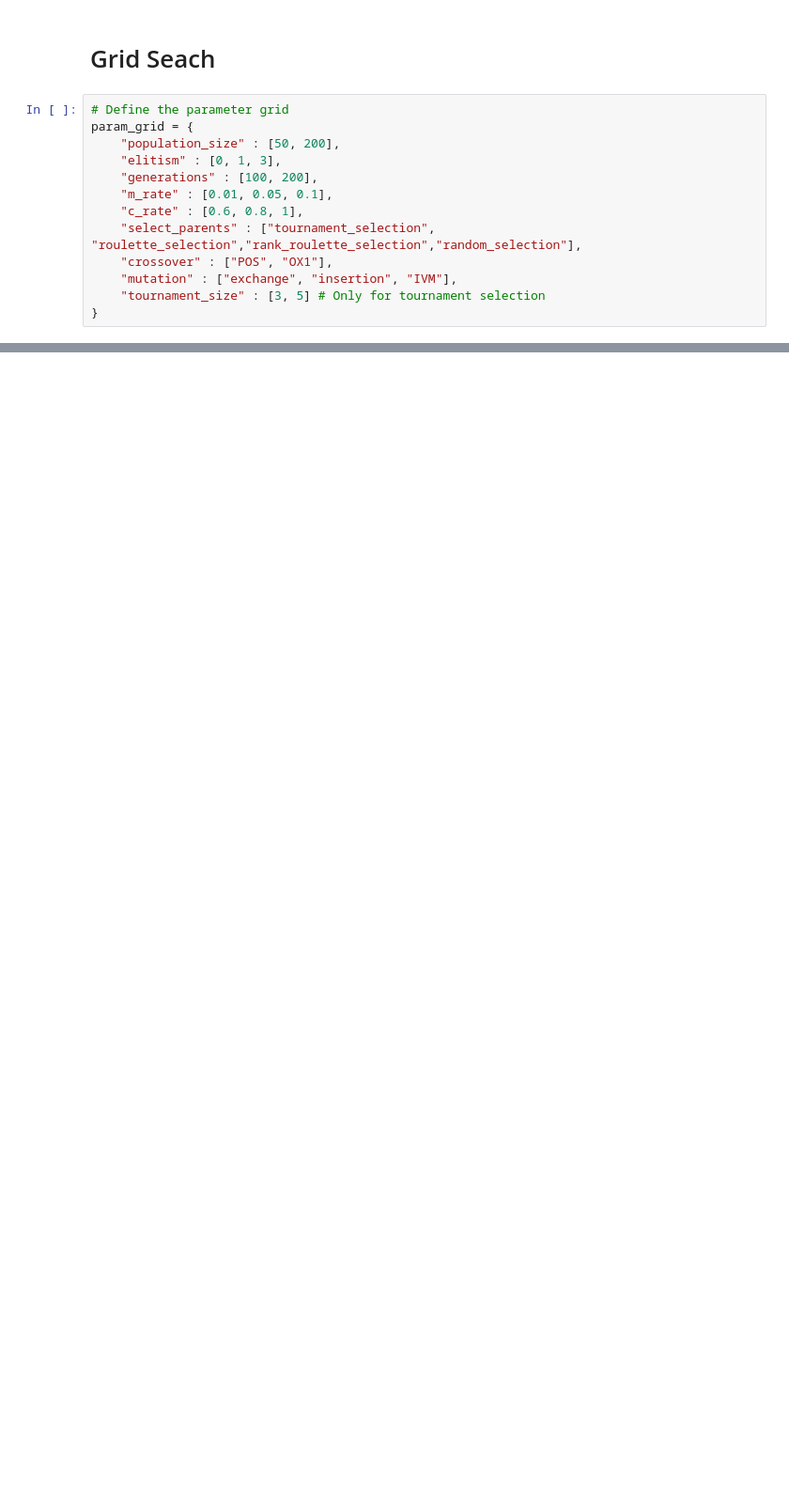
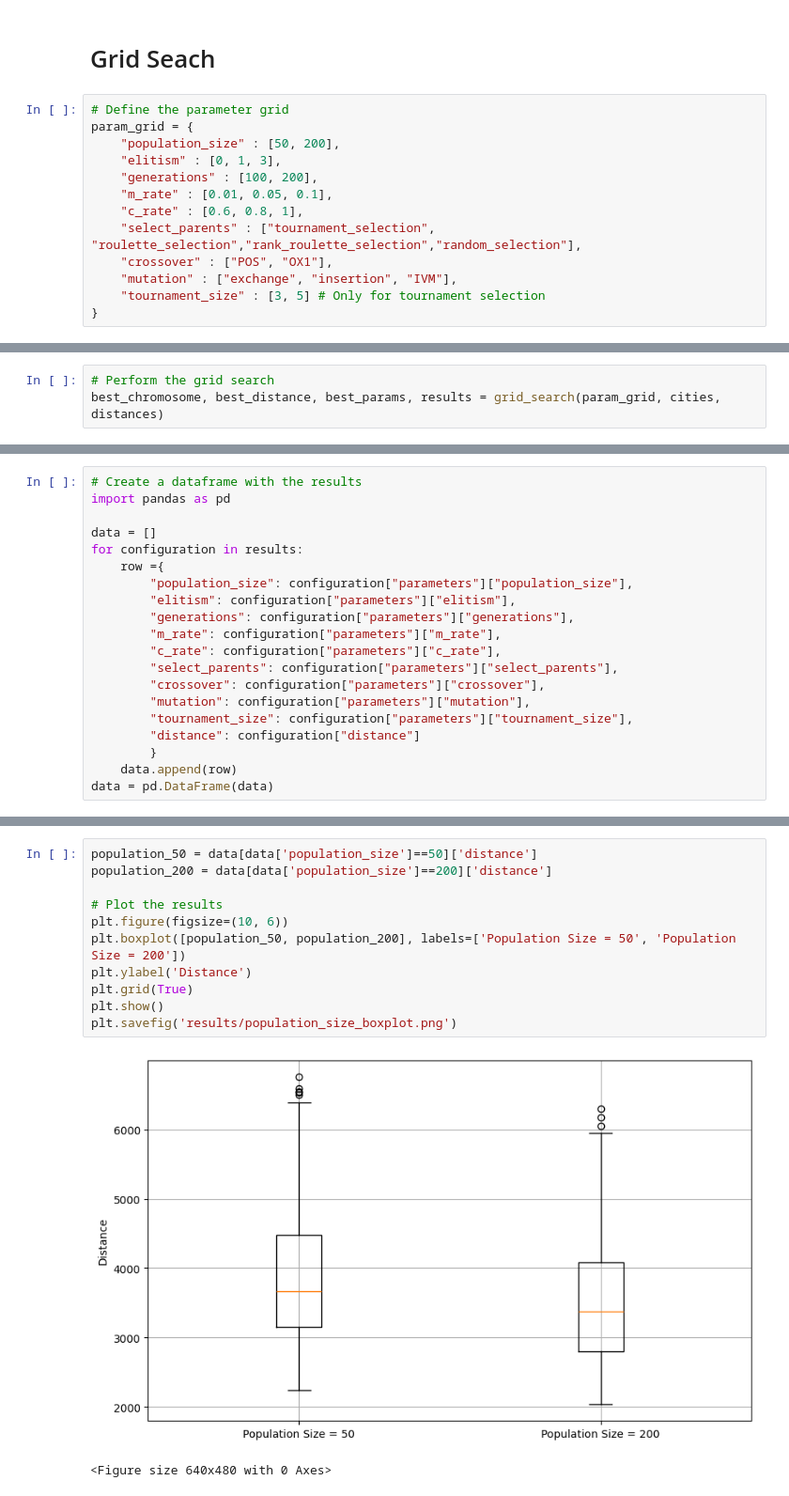
Before and after one commit to Daniel-and-Mauro-s-projects/CI_TSP, a Jupyter notebook: tsp.ipynb, the cells around one changed output, grey strips where cells are left out. Shown at 94% size. Cells and saved outputs as stored; diff of their text form; blank space fills up the shorter version.

```diff
--- a/tsp.ipynb
+++ b/tsp.ipynb
@@ -234,0 +289,3 @@ WARNING:root:Population size - elitism is not even. Adding one to population siz
+# %%
+# Perform the grid search
+best_chromosome, best_distance, best_params, results = grid_search(param_grid, cities, distances)
@@ -255,0 +331,20 @@ best_distance, best_params
+# %%
+# Create a dataframe with the results
+import pandas as pd
+
+data = []
+for configuration in results:
+    row ={
+        "population_size": configuration["parameters"]["population_size"],
+        "elitism": configuration["parameters"]["elitism"],
+        "generations": configuration["parameters"]["generations"],
+        "m_rate": configuration["parameters"]["m_rate"],
+        "c_rate": configuration["parameters"]["c_rate"],
+        "select_parents": configuration["parameters"]["select_parents"],
+        "crossover": configuration["parameters"]["crossover"],
+        "mutation": configuration["parameters"]["mutation"],
+        "tournament_size": configuration["parameters"]["tournament_size"],
+        "distance": configuration["distance"]
+        }
+    data.append(row)
+data = pd.DataFrame(data)
@@ -255,0 +369,14 @@ best_distance, best_params
+# %%
+population_50 = data[data['population_size']==50]['distance']
+population_200 = data[data['population_size']==200]['distance']
+
+# Plot the results
+plt.figure(figsize=(10, 6))
+plt.boxplot([population_50, population_200], labels=['Population Size = 50', 'Population Size = 200'])
+plt.ylabel('Distance')
+plt.grid(True)
+plt.show()
+plt.savefig('results/population_size_boxplot.png')
+# %% [output]
+[figure, added]
+<Figure size 640x480 with 0 Axes>
```
Also changed, not shown: parts of 28 cells of this notebook, 28 other files.
